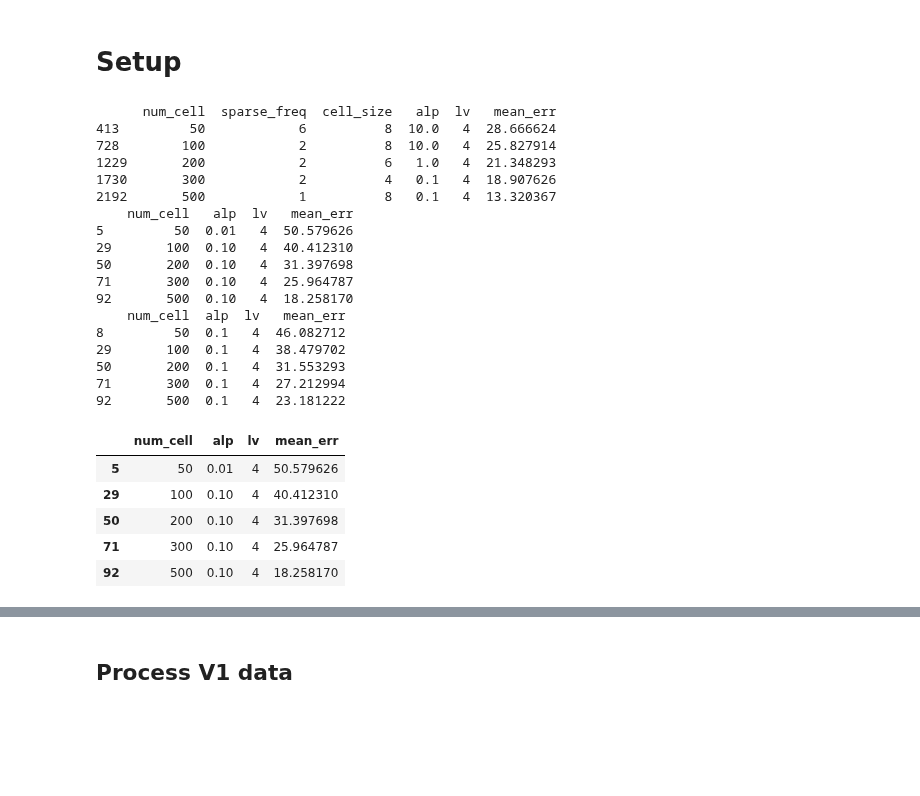
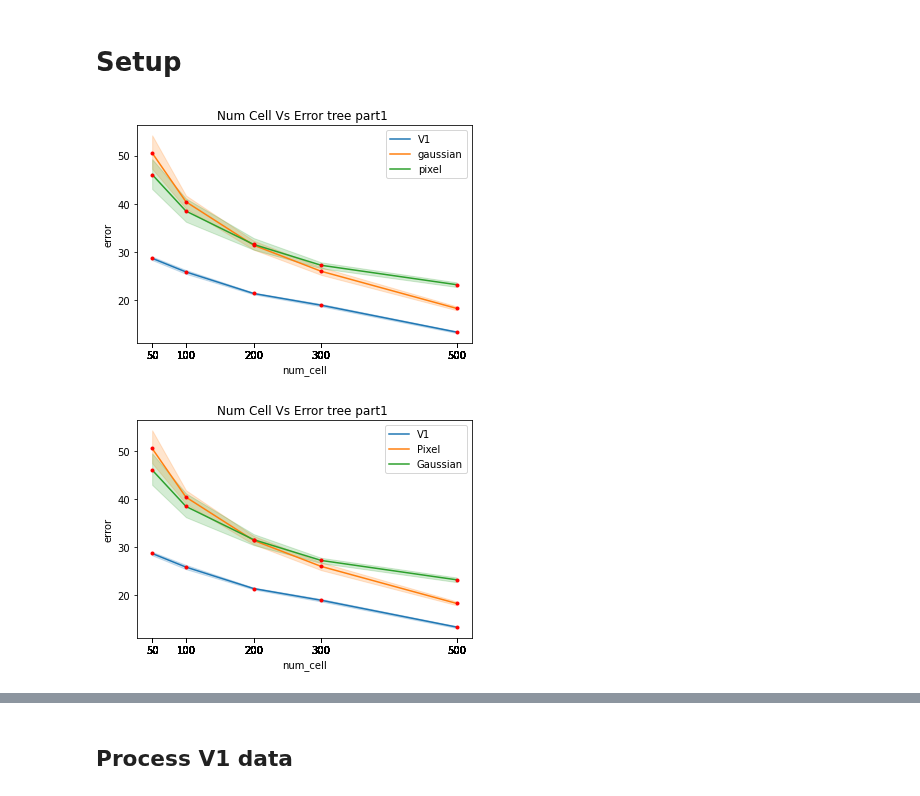
Before and after one commit to qkstngus000/Visual-Compressive-Sensing, a Jupyter notebook: experiment/method_figures/dct_numcell_vs_error_graph.ipynb, the cells around one changed output, grey strips where cells are left out. Saved outputs shown, nothing was run; the diff lists cells and outputs as text; code cells hidden in the pictures; blank space fills up the shorter version.

Commit message:
num_cell_ vs error figure function completed

```diff
--- a/experiment/method_figures/dct_numcell_vs_error_graph.ipynb
+++ b/experiment/method_figures/dct_numcell_vs_error_graph.ipynb
@@ -21,8 +21,9 @@ from src.figure_library import *
 # Setup
 # %%
 img = 'tree_part1.jpg'
-# img_nm = img.split('.')[0]
+img_nm = img.split('.')[0]
 root = search_root()
+method = 'dwt'
 V1_file = 'param_db2_Mon_Apr_24_13_52_32_2023.csv'
 pixel_file = 'param_db2_Mon_Apr_24_12_36_36_2023.csv'
 gau_file = 'param_db2_Mon_Apr_24_12_37_23_2023.csv'
@@ -36,29 +37,22 @@ data = process_result_data(img, 'dwt', pixel_file, gau_file, V1_file)
 
 # save = True
 # data = [load_pixel, load_gaussian, load_V1]
-data['gaussian']
-# %% [output]
-      num_cell  sparse_freq  cell_size   alp  lv   mean_err
-413         50            6          8  10.0   4  28.666624
-728        100            2          8  10.0   4  25.827914
-1229       200            2          6   1.0   4  21.348293
-1730       300            2          4   0.1   4  18.907626
-2192       500            1          8   0.1   4  13.320367
-    num_cell   alp  lv   mean_err
-5         50  0.01   4  50.579626
-29       100  0.10   4  40.412310
-50       200  0.10   4  31.397698
-71       300  0.10   4  25.964787
-92       500  0.10   4  18.258170
-    num_cell  alp  lv   mean_err
-8         50  0.1   4  46.082712
-29       100  0.1   4  38.479702
-50       200  0.1   4  31.553293
-71       300  0.1   4  27.212994
-92       500  0.1   4  23.181222
-|  | num_cell | alp | lv | mean_err |
-| 5 | 50 | 0.01 | 4 | 50.579626 |
-| 29 | 100 | 0.10 | 4 | 40.412310 |
-| 50 | 200 | 0.10 | 4 | 31.397698 |
-| 71 | 300 | 0.10 | 4 | 25.964787 |
-| 92 | 500 | 0.10 | 4 | 18.258170 |
+# %%
+data = process_result_data(img, method, pixel_file, gau_file, V1_file)
+plt.xticks(data['V1'][0]['num_cell'])
+plt.xlabel('num_cell')
+title = "Num_Cell_Vs_Error_{img}_".format(img = img_nm)
+plt.title(title.replace('_', ' '))
+
+
+for obs, plot in data.items():
+    sns.lineplot(data = plot[0], x = 'num_cell', y = 'error', palette='Accent', label = obs)
+    plt.plot(plot[1]['num_cell'], plot[1]['mean_err'], 'r.')
+plt.legend(loc = 'best')
+plt.show()
+# %% [output]
+[figure, added]
+# %%
+num_cell_error_figure(img, method, pixel_file, gau_file, V1_file)
+# %% [output]
+[figure, added]
```
Also changed, not shown: parts of 2 cells of this notebook, 2 other files.
